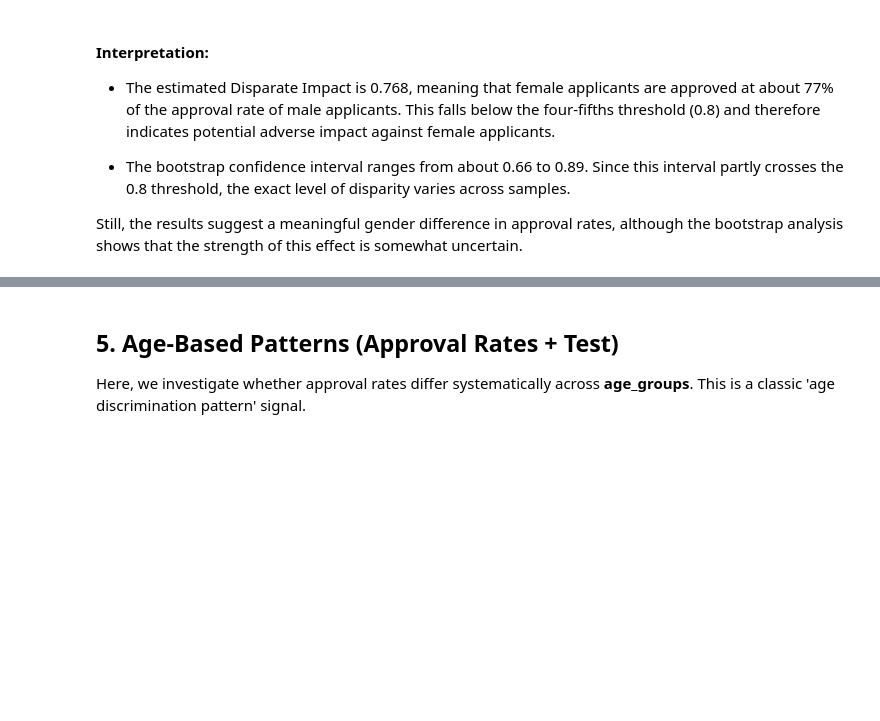
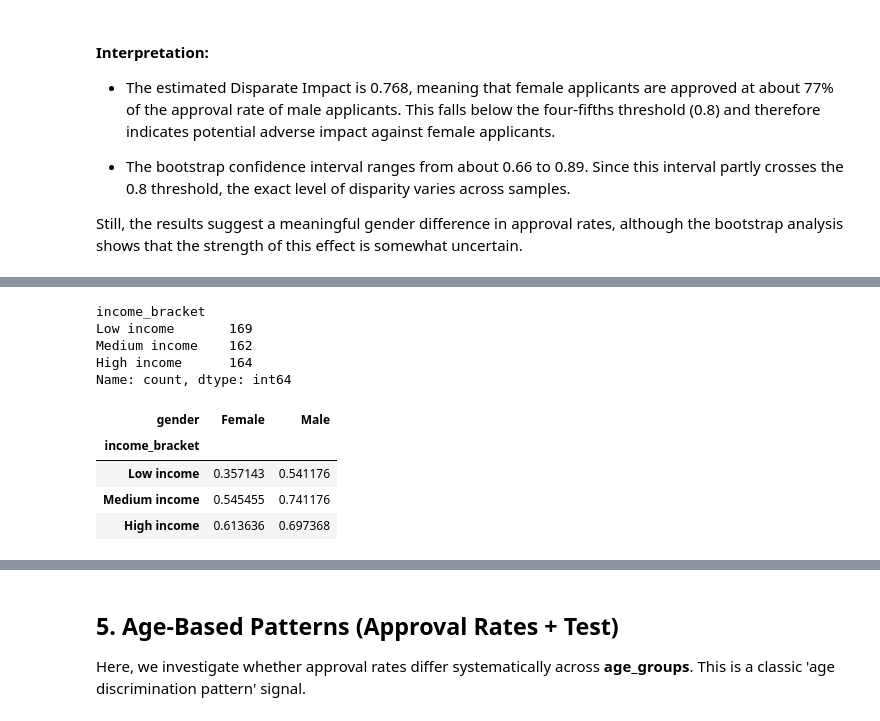
Before and after one commit to margarida-passos-cunha/dego-project-team9, a Jupyter notebook: notebooks/02-bias-analysis.ipynb, the cells around one changed output, grey strips where cells are left out. Drawn from its saved outputs; the diff is of its cells as text; code cells hidden in the pictures; blank space fills up the shorter version.

```diff
--- a/notebooks/02-bias-analysis.ipynb
+++ b/notebooks/02-bias-analysis.ipynb
@@ -287,0 +297,30 @@ Still, the results suggest a meaningful gender difference in approval rates, alt
+# %%
+# Create income brackets using tertiles (equal-frequency split into 3 groups)
+# pd.qcut ensures balanced group sizes, which is more robust for a small dataset (n=495)
+df_main["income_bracket"] = pd.qcut(
+    df_main["annual_income"],
+    q=3,
+    labels=["Low income", "Medium income", "High income"]
+)
+
+df_main["income_bracket"].value_counts().sort_index()
+# %% [output]
+income_bracket
+Low income       169
+Medium income    162
+High income      164
+Name: count, dtype: int64
+# %%
+approval_by_income_gender = (
+    df_main
+    .groupby(["income_bracket", "gender"], observed=False)["loan_approved"]
+    .mean()
+    .unstack("gender")
+)
+approval_by_income_gender
+# %% [output]
+| gender | Female | Male |
+| income_bracket |  |  |
+| Low income | 0.357143 | 0.541176 |
+| Medium income | 0.545455 | 0.741176 |
+| High income | 0.613636 | 0.697368 |
```
Also changed, not shown: parts of 13 cells of this notebook.
